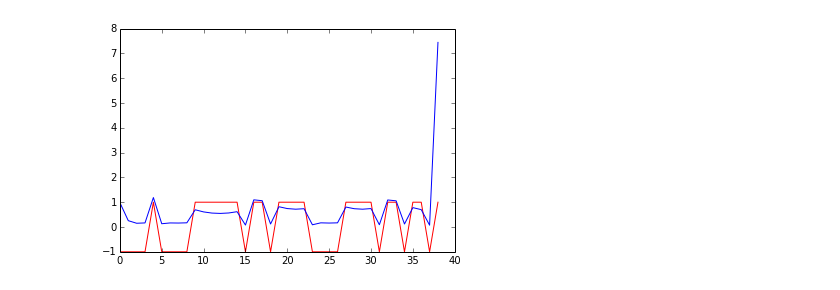
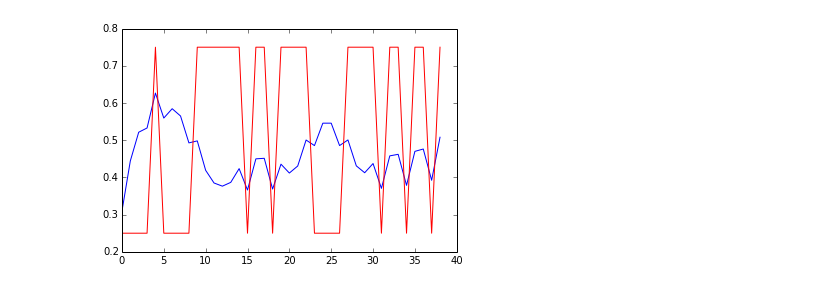
Before and after one commit to dmitriy-serdyuk/hmmbp, a Jupyter notebook: run_experiment.ipynb, the cells around one changed output. Saved outputs shown, nothing was run; the diff lists cells and outputs as text; code cells hidden in the pictures.

Commit message:
Added dimension to messages

```diff
--- a/run_experiment.ipynb
+++ b/run_experiment.ipynb
@@ -15,5 +41,5 @@ message_y_x, message_x_fort, message_x_back, message_x_y = main.main(filename, q
 # %%
-plt.plot(range(n), data, 'r', range(n), x_good * 60, 'b')
+plt.plot(message_x_y[:, 1], 'b', (data + 2.) / 4., 'r')
 plt.show()
 # %% [output]
-[figure, old version]
+[figure, new version]
```
Also changed, not shown: parts of 6 cells of this notebook, 1 other file.
